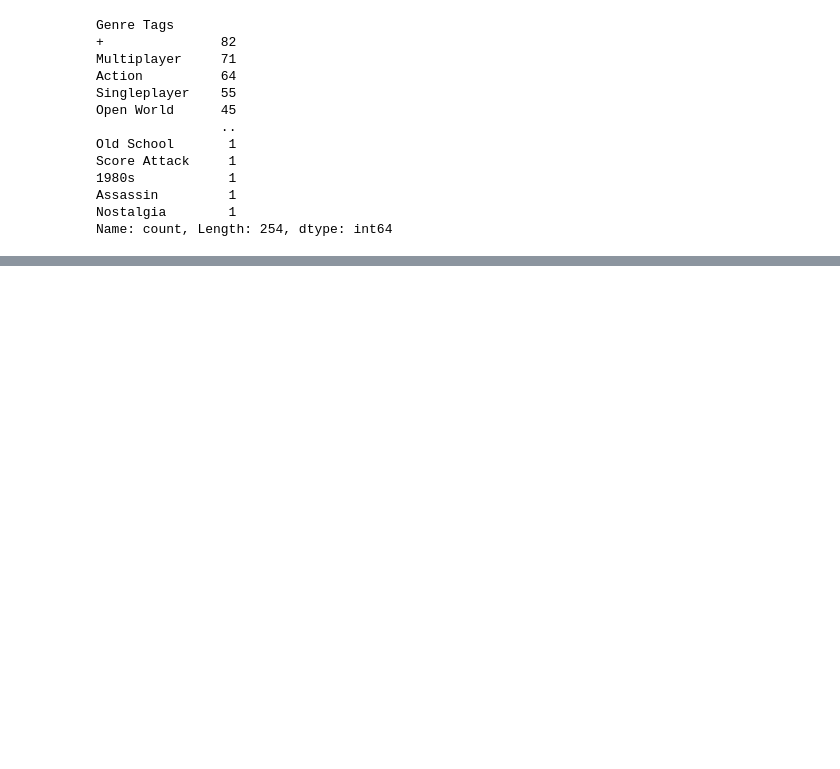
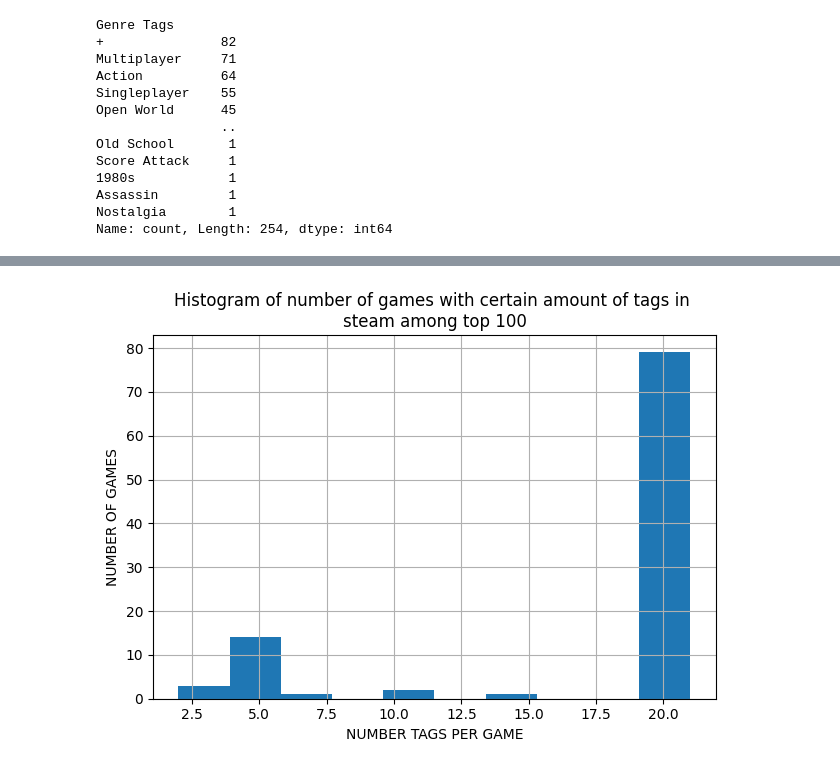
Before and after one commit to MarcusArdenstedt/data_visualization_Marcus_Ericsson_DE24, a Jupyter notebook: exercises/exercise_0/ex_1.ipynb, the cells around one changed output, grey strips where cells are left out. Saved outputs shown, nothing was run; the diff lists cells and outputs as text; code cells hidden in the pictures; blank space fills up the shorter version.

```diff
--- a/exercises/exercise_0/ex_1.ipynb
+++ b/exercises/exercise_0/ex_1.ipynb
@@ -214,0 +229,2 @@ df_game_genre
+# %%
+df_tags["num_tags"] = df_tags["Genre Tags"].apply(len) ## använda apply med len för att räkna ut hur många element. apply är pandas egna funktion och len räknar hur många element
@@ -214,0 +237,6 @@ df_game_genre
+# %%
+df_num_tags = df_tags.drop(["Name", "Genre Tags"], axis=1)
+# %%
+df_tags = df_num_tags["num_tags"].sort_values(ascending=False).reset_index()
+# %%
+df_tags.columns = ["num_tags", "total_tags"]
@@ -214,0 +259,13 @@ df_game_genre
+# %%
+ax = df_tags["total_tags"].plot(kind= "hist")
+ax.grid(True)
+
+ax.set_title("Histogram of number of games with certain amount of tags in \nsteam among top 100")
+ax.set_ylabel("NUMBER OF GAMES")
+ax.set_xlabel("NUMBER TAGS PER GAME")
+
+fig = ax.get_figure()
+fig.tight_layout()
+fig.savefig("figures/amount_tags_per_games.png", dpi= 300)
+# %% [output]
+[figure, added]
```
Also changed, not shown: parts of 11 cells of this notebook, 3 other files.
